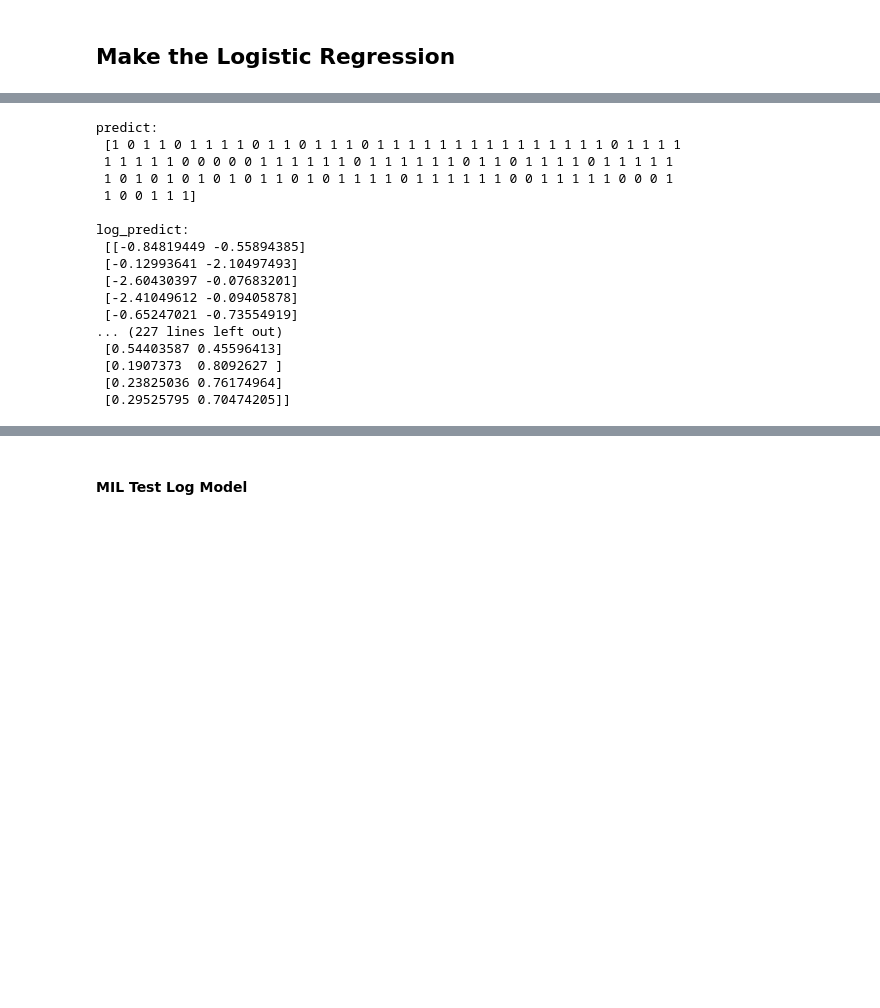
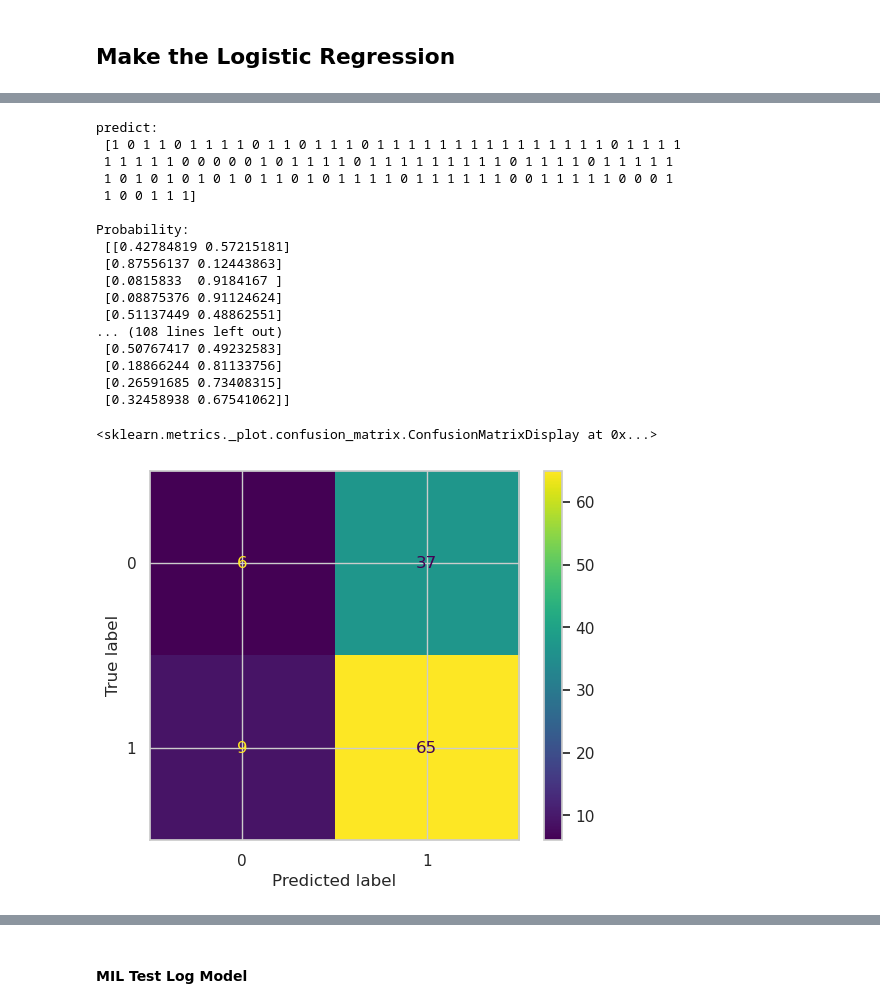
Before and after one commit to mrichburg/extremist_profile_exploration, a Jupyter notebook: notebooks/final_EDA.ipynb, the cells around one changed output, grey strips where cells are left out. Saved outputs shown, nothing was run; the diff lists cells and outputs as text; code cells hidden in the pictures; blank space fills up the shorter version.

Commit message:
Made log regressions and confusion matrices for civ and normalized mil. Now about to delete the less accurate models

```diff
--- a/notebooks/final_EDA.ipynb
+++ b/notebooks/final_EDA.ipynb
@@ -633,28 +651,38 @@ kf = KFold()
 # %%
 #Log prediction estimates??
 predict = log_model.predict(X_test.values)
 
-log_predict = log_model.predict_log_proba(X_test.values)
+# log_predict = log_model.predict_log_proba(X_test.values)
 
 probs = log_model.predict_proba(X_test.values)
 print("predict:\n", predict)
-print("\nlog_predict:\n", log_predict)
+# print("\nlog_predict:\n", log_predict)
 print("\nProbability:\n", probs)
+
+
+pred = [1 if i > 0.4 else 0 for i in probs[:, 1]]
+pred
+conf_matrix = confusion_matrix(y_test, pred)
+conf_matrix
+display_conf_matrix = ConfusionMatrixDisplay(confusion_matrix=conf_matrix, display_labels=log_model.classes_)
+display_conf_matrix.plot()
 # %% [output]
 predict:
  [1 0 1 1 0 1 1 1 1 0 1 1 0 1 1 1 0 1 1 1 1 1 1 1 1 1 1 1 1 1 1 1 0 1 1 1 1
- 1 1 1 1 1 0 0 0 0 0 1 1 1 1 1 1 0 1 1 1 1 1 1 0 1 1 0 1 1 1 1 0 1 1 1 1 1
+ 1 1 1 1 1 0 0 0 0 0 1 0 1 1 1 1 0 1 1 1 1 1 1 1 1 1 0 1 1 1 1 0 1 1 1 1 1
  1 0 1 0 1 0 1 0 1 0 1 1 0 1 0 1 1 1 1 0 1 1 1 1 1 1 0 0 1 1 1 1 1 0 0 0 1
  1 0 0 1 1 1]
 
-log_predict:
- [[-0.84819449 -0.55894385]
- [-0.12993641 -2.10497493]
- [-2.60430397 -0.07683201]
- [-2.41049612 -0.09405878]
- [-0.65247021 -0.73554919]
-... (227 lines left out)
- [0.54403587 0.45596413]
- [0.1907373  0.8092627 ]
- [0.23825036 0.76174964]
- [0.29525795 0.70474205]]
+Probability:
+ [[0.42784819 0.57215181]
+ [0.87556137 0.12443863]
+ [0.0815833  0.9184167 ]
+ [0.08875376 0.91124624]
+ [0.51137449 0.48862551]
+... (108 lines left out)
+ [0.50767417 0.49232583]
+ [0.18866244 0.81133756]
+ [0.26591685 0.73408315]
+ [0.32458938 0.67541062]]
+<sklearn.metrics._plot.confusion_matrix.ConfusionMatrixDisplay at 0x...>
+[figure, added]
```
Also changed, not shown: parts of 35 cells of this notebook.
